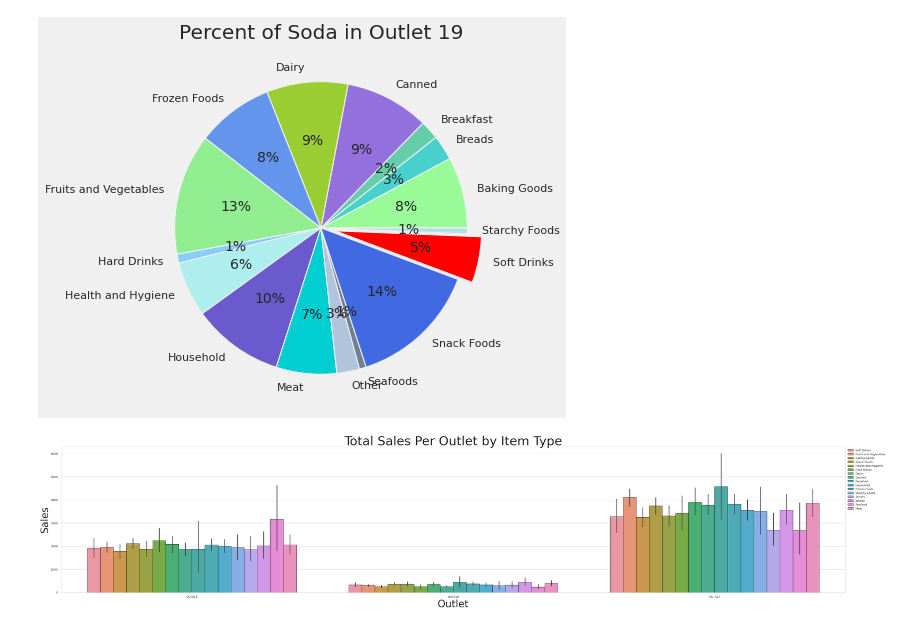
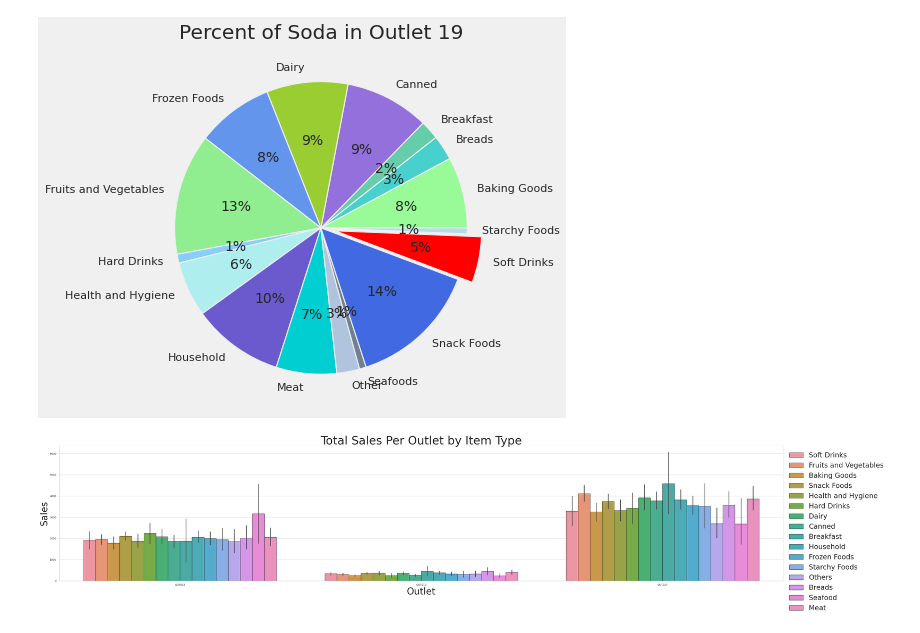
Before and after one commit to blakedshull/datascience, a Jupyter notebook: Sales_Predictions.ipynb, the cells around one changed output. Saved outputs shown, nothing was run; the diff lists cells and outputs as text; code cells hidden in the pictures.

```diff
--- a/Sales_Predictions.ipynb
+++ b/Sales_Predictions.ipynb
@@ -376,16 +376,16 @@ plt.rcParams['patch.linewidth'] = 1 # Got this line of code from here: https://s
 # %%
 # Zoom and scroll to see, its a big graph!
 filterx = df[(df['Outlet_Identifier'] == 'OUT027') | (df['Outlet_Identifier'] == 'OUT018') | (df['Outlet_Identifier'] == 'OUT010')]
 plt.style.use('seaborn')
 sns.set(style="whitegrid")
 fig, ax = plt.subplots(figsize=(50,10)) # From https://learningactors.com/how-to-make-better-looking-charts-in-python/
 sns.barplot(data = filterx, x = 'Outlet_Identifier', y = 'Item_Outlet_Sales', hue = 'Item_Type', edgecolor='black', )
 plt.title("Total Sales Per Outlet by Item Type", fontsize=50)
-plt.xlabel("Outlet", fontsize=40)
-plt.ylabel("Sales", fontsize=40)
-plt.legend(bbox_to_anchor = (1,1))
+plt.xlabel("Outlet", fontsize = 40)
+plt.ylabel("Sales", fontsize = 40)
+plt.legend(bbox_to_anchor = (1,1), fontsize = 30)
 plt.show()
 
 # This bar graph also visualizes teh total sales of the outlets above against each other.
 # %% [output]
-[figure, old version]
+[figure, new version]
```
Also changed, not shown: parts of 5 cells of this notebook.
